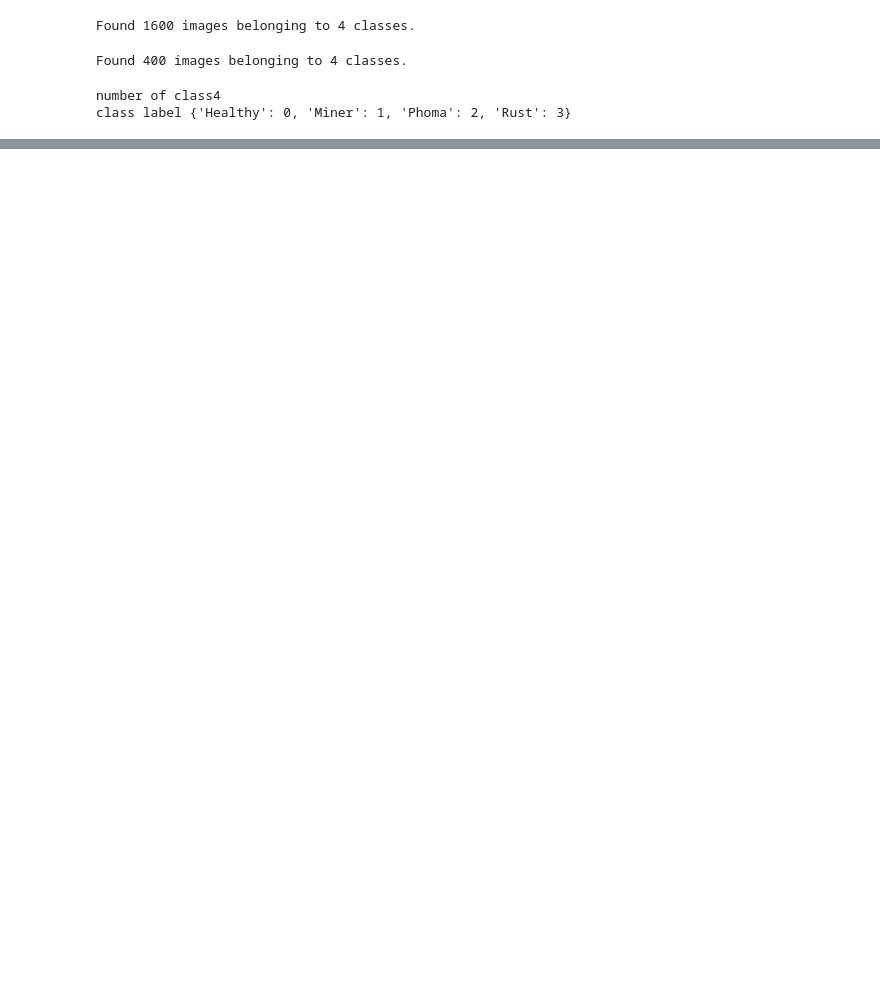
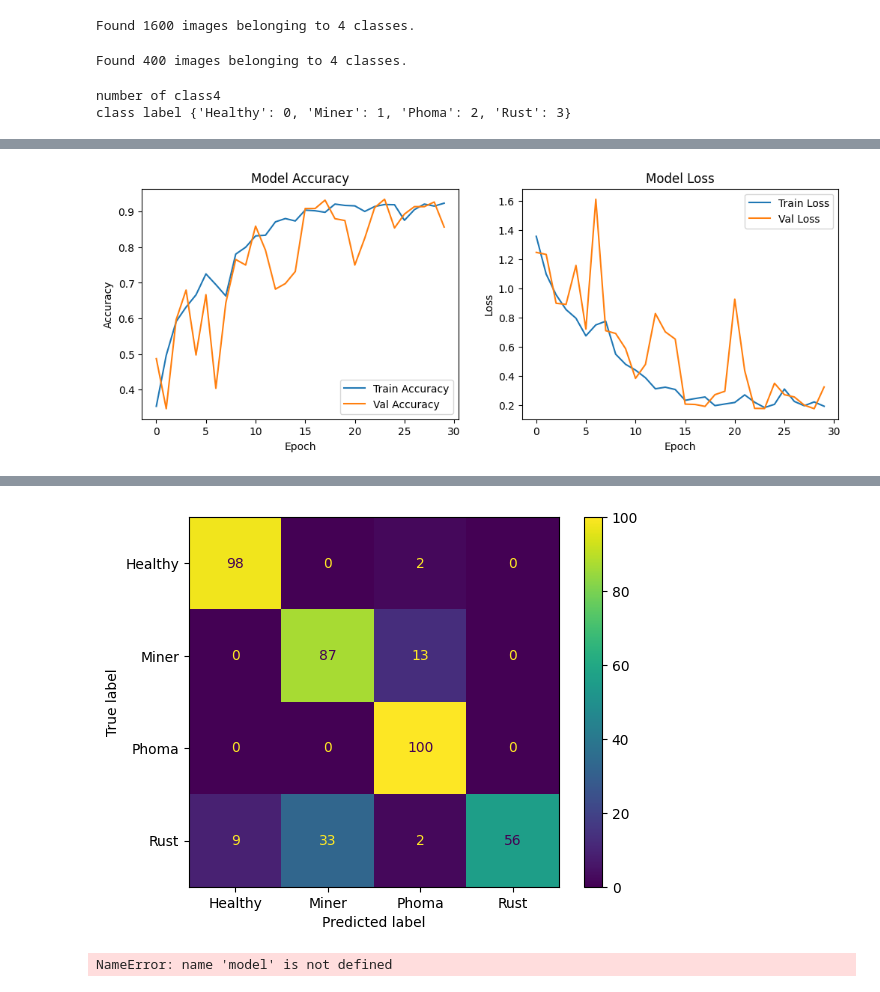
Before and after one commit to felekekinfe/Coffee-leaf-disease-predictions, a Jupyter notebook: experiment.ipynb, the cells around one changed output, grey strips where cells are left out. Saved outputs shown, nothing was run; the diff lists cells and outputs as text; code cells hidden in the pictures; blank space fills up the shorter version.

```diff
--- a/experiment.ipynb
+++ b/experiment.ipynb
@@ -122,5 +121,5 @@ history=model.fit(
     epochs=30,
     validation_data=test_generator,
     validation_steps=test_generator.samples//BATCH_SIZE,
-    callbacks=[early_stopping]
-)
+    callbacks=[early_stopping],
+)``
@@ -126,0 +147,38 @@ history=model.fit(
+# %%
+# Evaluate on test set
+test_loss, test_accuracy = model.evaluate(test_generator)
+print(f"Test Accuracy: {test_accuracy*100:.2f}%")
+
+# Plot training history
+plt.figure(figsize=(12, 4))
+
+# Accuracy
+plt.subplot(1, 2, 1)
+plt.plot(history.history['accuracy'], label='Train Accuracy')
+plt.plot(history.history['val_accuracy'], label='Val Accuracy')
+plt.title('Model Accuracy')
+plt.xlabel('Epoch')
+plt.ylabel('Accuracy')
+plt.legend()
+
+# Loss
+plt.subplot(1, 2, 2)
+plt.plot(history.history['loss'], label='Train Loss')
+plt.plot(history.history['val_loss'], label='Val Loss')
+plt.title('Model Loss')
+plt.xlabel('Epoch')
+plt.ylabel('Loss')
+plt.legend()
+
+plt.show()
+
+# Confusion matrix
+from sklearn.metrics import confusion_matrix, ConfusionMatrixDisplay
+y_pred = model.predict(test_generator)
+y_pred_classes = np.argmax(y_pred, axis=1)
+y_true = test_generator.classes
+cm = confusion_matrix(y_true, y_pred_classes)
+disp = ConfusionMatrixDisplay(confusion_matrix=cm, display_labels=test_generator.class_indices.keys())
+disp.plot()
+plt.show()
+# %% [output]
@@ -126,0 +187 @@ history=model.fit(
+[figure, added]
@@ -126,0 +189 @@ history=model.fit(
+[figure, added]
@@ -126,0 +193,12 @@ history=model.fit(
+# %%
+img_path = 'dataset/test/Miner/20.jpg'  # Change this
+img = image.load_img(img_path, target_size=IMG_SIZE)
+img_array = image.img_to_array(img) / 255.0
+img_array = np.expand_dims(img_array, axis=0)
+
+prediction = model.predict(img_array)
+class_names = list(train_generator.class_indices.keys())
+predicted_class = class_names[np.argmax(prediction)]
+print(f"Predicted class: {predicted_class}")
+# %% [output]
+NameError: name 'model' is not defined
```
Also changed, not shown: parts of 11 cells of this notebook.
